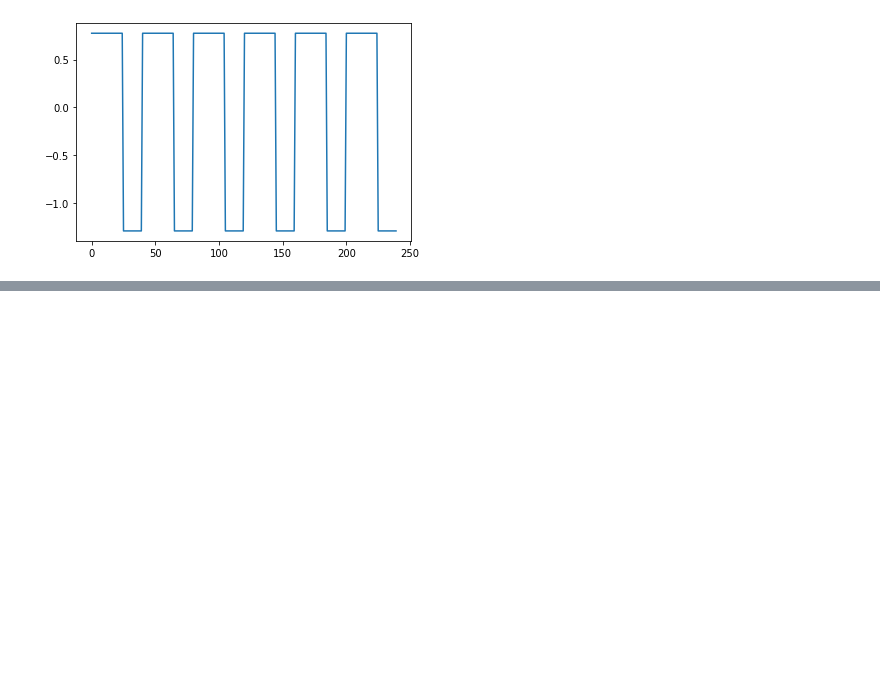
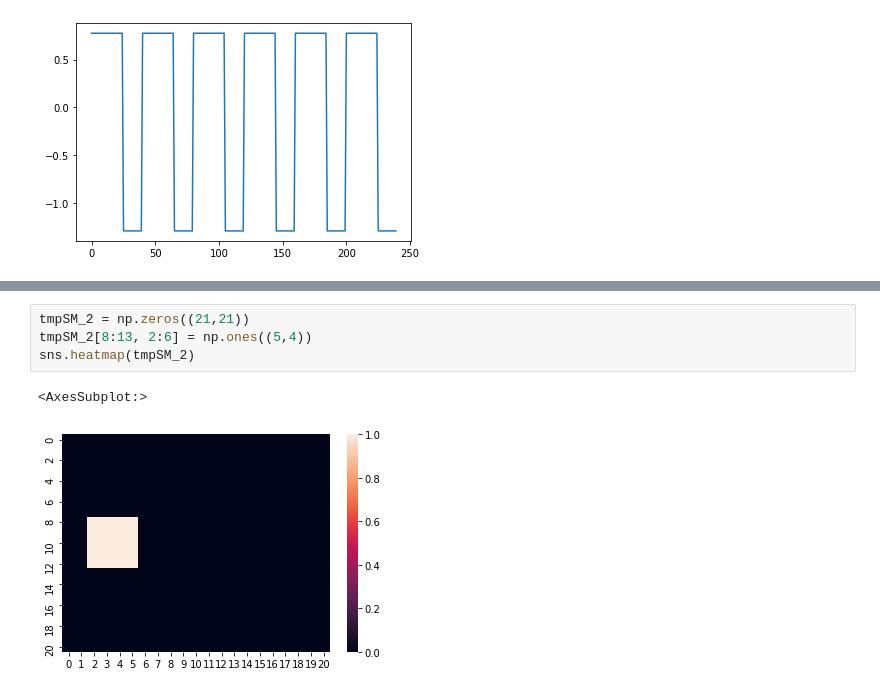
Before and after one commit to jsutrisno/mast30034_assignment_1, a Jupyter notebook: Assignment 1 Code.ipynb, the cells around one changed output, grey strips where cells are left out. Cells and saved outputs as stored; diff of their text form; blank space fills up the shorter version.

```diff
--- a/Assignment 1 Code.ipynb
+++ b/Assignment 1 Code.ipynb
@@ -50,0 +81,7 @@ plt.plot(TC[5])
+# %%
+tmpSM_2 = np.zeros((21,21))
+tmpSM_2[8:13, 2:6] = np.ones((5,4))
+sns.heatmap(tmpSM_2)
+# %% [output]
+<AxesSubplot:>
+[figure, added]
```
Also changed, not shown: parts of 25 cells of this notebook.
